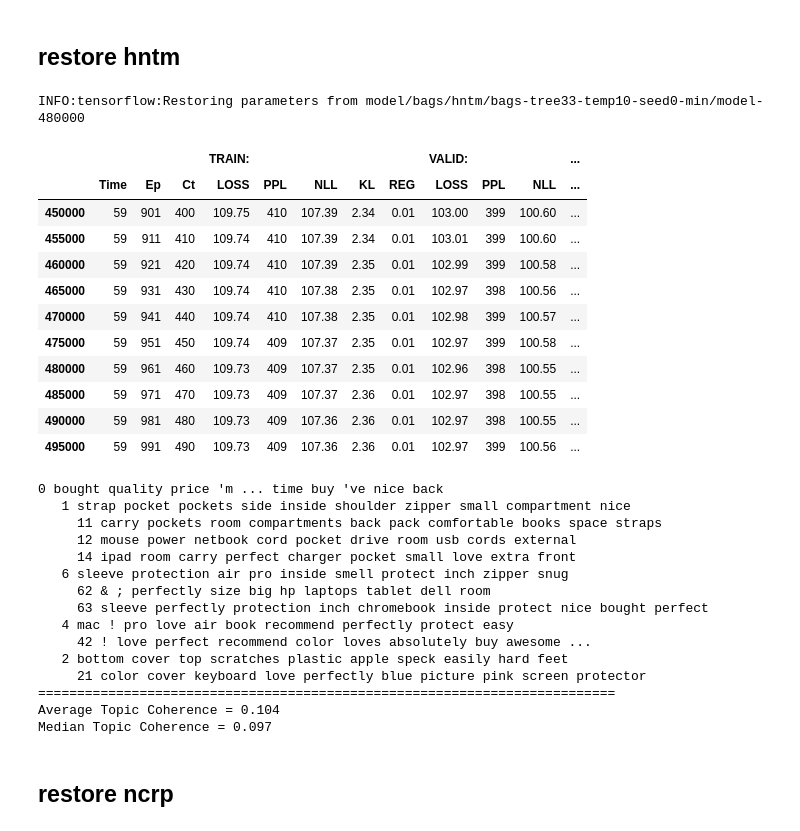
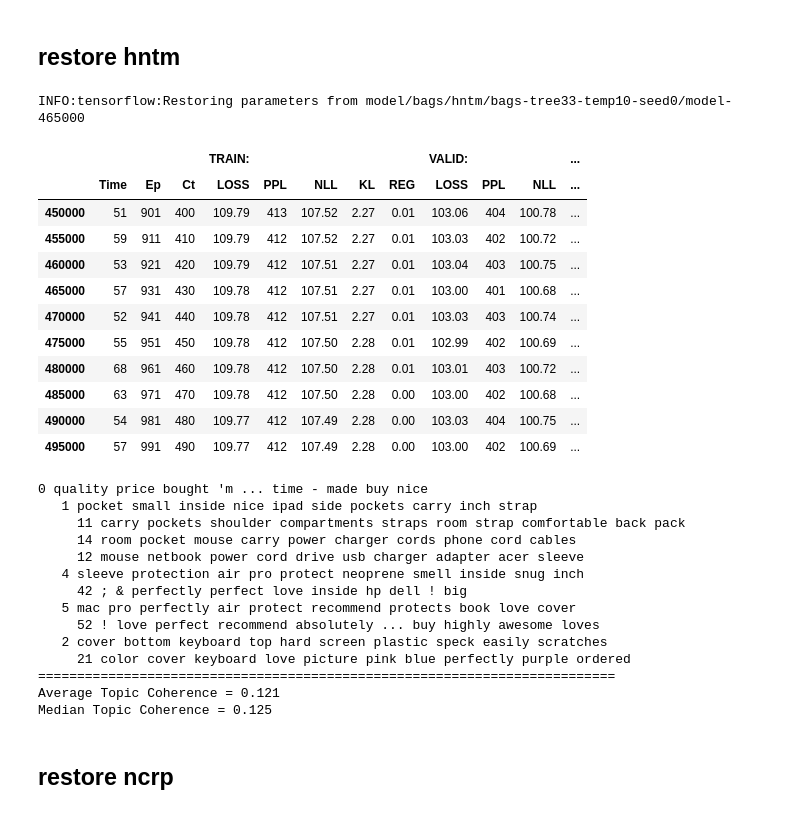
Before and after one commit to numarrsh/tsntm, a Jupyter notebook: 0 evaluation.ipynb, the cells around one changed output. Cells and saved outputs as stored; diff of their text form; code cells hidden in the pictures.

```diff
--- a/0 evaluation.ipynb
+++ b/0 evaluation.ipynb
@@ -55,7 +56,7 @@ def load_model(config, name_model, nb_name, index=-1):
         config = get_config(nb_name)
         return test_docs, topic_root, config
 # %%
-def get_freq_tokens(sess, model, topic_freq_tokens=None, parent_idx=0, depth=0):
+def get_freq_tokens(sess, model, bow_idxs, idx_to_word, topic_freq_tokens=None, parent_idx=0, depth=0):
     if depth == 0:
         topics_freq_indices = np.argsort(sess.run(model.topic_bow), 1)[:, ::-1][:, :10]
         topics_freq_idxs = bow_idxs[topics_freq_indices]
@@ -72,7 +73,7 @@ def get_freq_tokens(sess, model, topic_freq_tokens=None, parent_idx=0, depth=0):
         print('  '*depth, child_idx, ' '.join(freq_tokens))
 
         if child_idx in model.tree_idxs:
-            get_freq_tokens(sess, model, topic_freq_tokens=topic_freq_tokens, parent_idx=child_idx, depth=depth)
+            get_freq_tokens(sess, model, bow_idxs, idx_to_word, topic_freq_tokens=topic_freq_tokens, parent_idx=child_idx, depth=depth)
 
     return topic_freq_tokens
 # %% [markdown]
@@ -89,43 +89,40 @@ bags_batches = get_batches(instances_bags, batch_size=config_bags.batch_size)
 # %%
 if 'sess' in globals(): sess.close()
 # sess, model_bags_hntm, config_bags_hntm = load_model(config=config_bags, name_model = 'hntm', nb_name = '1  bags -tree 33 -temp 1 -seed 0', index=-1)
-# sess, model_bags_hntm, config_bags_hntm = load_model(config=config_bags, name_model = 'hntm', nb_name = '2 bags -tree 33 -temp 10 -seed 0', index=-1)
-sess, model_bags_hntm, config_bags_hntm = load_model(config=config_bags, name_model = 'hntm', nb_name = '3 bags -tree 33 -temp 10 -seed 0 -min', index=-1)
+sess, model_bags_hntm, config_bags_hntm = load_model(config=config_bags, name_model = 'hntm', nb_name = '2 bags -tree 33 -temp 10 -seed 0', index=-1)
+# sess, model_bags_hntm, config_bags_hntm = load_model(config=config_bags, name_model = 'hntm', nb_name = '3 bags -tree 33 -temp 10 -seed 0 -min', index=-1)
 log_bags_hntm = cPickle.load(open(model_bags_hntm.config.path_log, 'rb'))
-log_bags_hntm[-10:]
+display(log_bags_hntm[-10:])
+freq_tokens_bags_hntm = get_freq_tokens(sess, model_bags_hntm)
+coherence_bags_hntm = compute_coherence(freq_tokens_bags_hntm.values(), config_bags.dir_corpus, topns=[5, 10])
 # %% [output]
-INFO:tensorflow:Restoring parameters from model/bags/hntm/bags-tree33-temp10-seed0-min/model-480000
+INFO:tensorflow:Restoring parameters from model/bags/hntm/bags-tree33-temp10-seed0/model-465000
 |  |  |  |  | TRAIN: |  |  |  |  | VALID: |  |  | ... |
 |  | Time | Ep | Ct | LOSS | PPL | NLL | KL | REG | LOSS | PPL | NLL | ... |
-| 450000 | 59 | 901 | 400 | 109.75 | 410 | 107.39 | 2.34 | 0.01 | 103.00 | 399 | 100.60 | ... |
-| 455000 | 59 | 911 | 410 | 109.74 | 410 | 107.39 | 2.34 | 0.01 | 103.01 | 399 | 100.60 | ... |
-| 460000 | 59 | 921 | 420 | 109.74 | 410 | 107.39 | 2.35 | 0.01 | 102.99 | 399 | 100.58 | ... |
-| 465000 | 59 | 931 | 430 | 109.74 | 410 | 107.38 | 2.35 | 0.01 | 102.97 | 398 | 100.56 | ... |
-| 470000 | 59 | 941 | 440 | 109.74 | 410 | 107.38 | 2.35 | 0.01 | 102.98 | 399 | 100.57 | ... |
-| 475000 | 59 | 951 | 450 | 109.74 | 409 | 107.37 | 2.35 | 0.01 | 102.97 | 399 | 100.58 | ... |
-| 480000 | 59 | 961 | 460 | 109.73 | 409 | 107.37 | 2.35 | 0.01 | 102.96 | 398 | 100.55 | ... |
-| 485000 | 59 | 971 | 470 | 109.73 | 409 | 107.37 | 2.36 | 0.01 | 102.97 | 398 | 100.55 | ... |
-| 490000 | 59 | 981 | 480 | 109.73 | 409 | 107.36 | 2.36 | 0.01 | 102.97 | 398 | 100.55 | ... |
-| 495000 | 59 | 991 | 490 | 109.73 | 409 | 107.36 | 2.36 | 0.01 | 102.97 | 399 | 100.56 | ... |
+| 450000 | 51 | 901 | 400 | 109.79 | 413 | 107.52 | 2.27 | 0.01 | 103.06 | 404 | 100.78 | ... |
+| 455000 | 59 | 911 | 410 | 109.79 | 412 | 107.52 | 2.27 | 0.01 | 103.03 | 402 | 100.72 | ... |
+| 460000 | 53 | 921 | 420 | 109.79 | 412 | 107.51 | 2.27 | 0.01 | 103.04 | 403 | 100.75 | ... |
+| 465000 | 57 | 931 | 430 | 109.78 | 412 | 107.51 | 2.27 | 0.01 | 103.00 | 401 | 100.68 | ... |
+| 470000 | 52 | 941 | 440 | 109.78 | 412 | 107.51 | 2.27 | 0.01 | 103.03 | 403 | 100.74 | ... |
+| 475000 | 55 | 951 | 450 | 109.78 | 412 | 107.50 | 2.28 | 0.01 | 102.99 | 402 | 100.69 | ... |
+| 480000 | 68 | 961 | 460 | 109.78 | 412 | 107.50 | 2.28 | 0.01 | 103.01 | 403 | 100.72 | ... |
+| 485000 | 63 | 971 | 470 | 109.78 | 412 | 107.50 | 2.28 | 0.00 | 103.00 | 402 | 100.68 | ... |
+| 490000 | 54 | 981 | 480 | 109.77 | 412 | 107.49 | 2.28 | 0.00 | 103.03 | 404 | 100.75 | ... |
+| 495000 | 57 | 991 | 490 | 109.77 | 412 | 107.49 | 2.28 | 0.00 | 103.00 | 402 | 100.69 | ... |
+0 quality price bought 'm ... time - made buy nice
+   1 pocket small inside nice ipad side pockets carry inch strap
+     11 carry pockets shoulder compartments straps room strap comfortable back pack
+     14 room pocket mouse carry power charger cords phone cord cables
+     12 mouse netbook power cord drive usb charger adapter acer sleeve
+   4 sleeve protection air pro protect neoprene smell inside snug inch
+     42 ; & perfectly perfect love inside hp dell ! big
+   5 mac pro perfectly air protect recommend protects book love cover
+     52 ! love perfect recommend absolutely ... buy highly awesome loves
+   2 cover bottom keyboard top hard screen plastic speck easily scratches
+     21 color cover keyboard love picture pink blue perfectly purple ordered
+==========================================================================
+Average Topic Coherence = 0.121
+Median Topic Coherence = 0.125
-# %%
-freq_tokens_bags_hntm = get_freq_tokens(sess, model_bags_hntm)
-coherence_bags_hntm = compute_coherence(freq_tokens_bags_hntm.values(), config_bags.dir_corpus, topns=[5, 10])
-# %% [output]
-0 bought quality price 'm ... time buy 've nice back
-   1 strap pocket pockets side inside shoulder zipper small compartment nice
-     11 carry pockets room compartments back pack comfortable books space straps
-     12 mouse power netbook cord pocket drive room usb cords external
-     14 ipad room carry perfect charger pocket small love extra front
-   6 sleeve protection air pro inside smell protect inch zipper snug
-     62 & ; perfectly size big hp laptops tablet dell room
-     63 sleeve perfectly protection inch chromebook inside protect nice bought perfect
-   4 mac ! pro love air book recommend perfectly protect easy
-     42 ! love perfect recommend color loves absolutely buy awesome ...
-   2 bottom cover top scratches plastic apple speck easily hard feet
-     21 color cover keyboard love perfectly blue picture pink screen protector
-==========================================================================
-Average Topic Coherence = 0.104
-Median Topic Coherence = 0.097
 # %% [markdown]
 ## restore ncrp
 # %%
```
Also changed, not shown: parts of 12 cells of this notebook, 22 other files.
